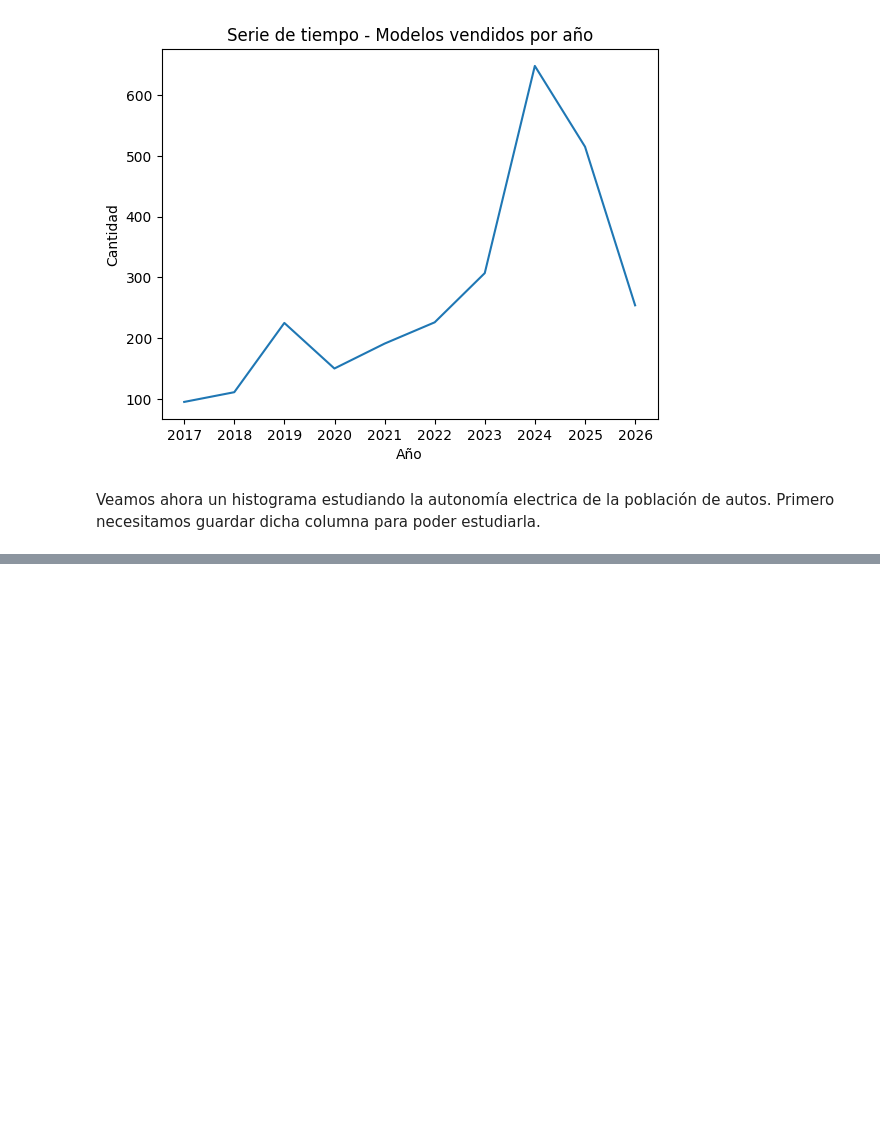
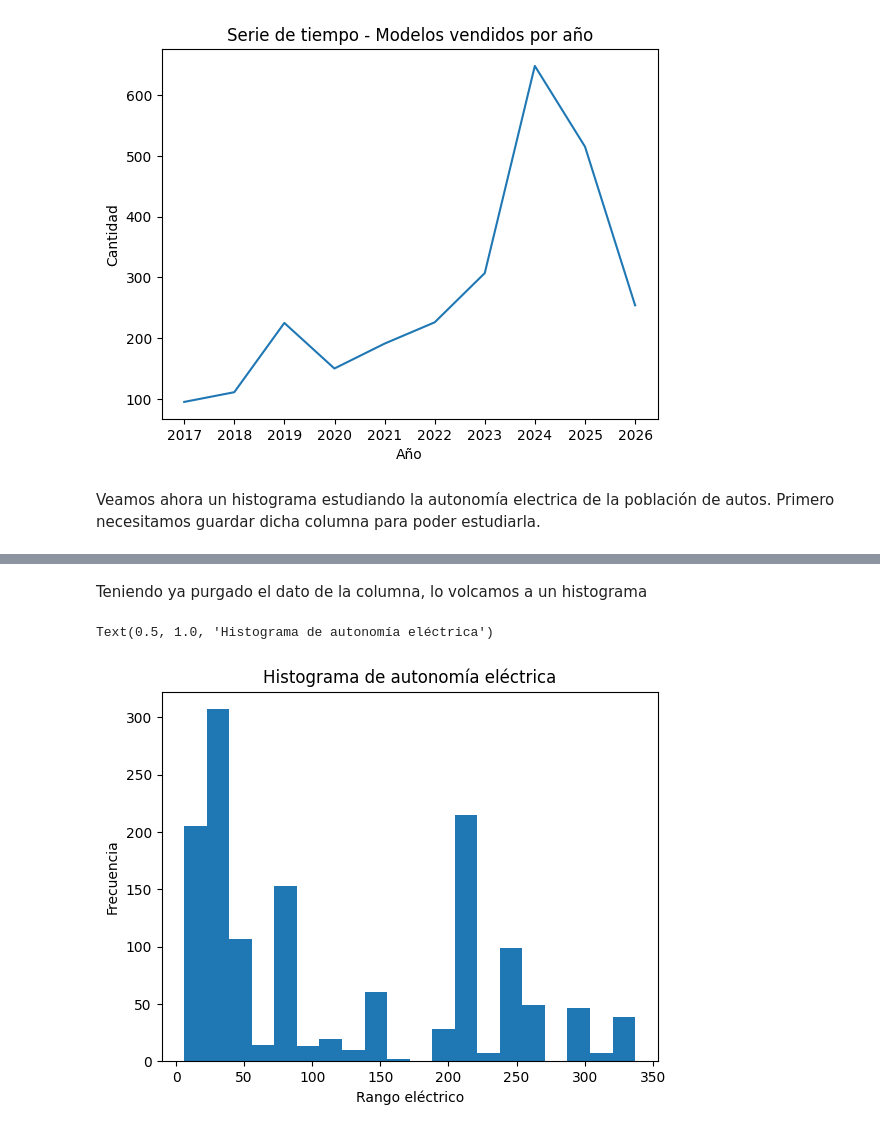
Before and after one commit to Tarde98/DataScienceI, a Jupyter notebook: dataSetTardella.ipynb, the cells around one changed output, grey strips where cells are left out. Drawn from its saved outputs; the diff is of its cells as text; code cells hidden in the pictures; blank space fills up the shorter version.

```diff
--- a/dataSetTardella.ipynb
+++ b/dataSetTardella.ipynb
@@ -277,3 +277,5 @@ Veamos ahora un histograma estudiando la autonomía electrica de la población d
 # %%
 #Traemos las diferentes autonomías de los vehiculos mientras estas sean mayor que 0 y diferente a nulo
 autonomia = df.loc[(df['Electric Range']>0) & ((df['Electric Range'].notna()))]
+autonomia = autonomia['Electric Range']
+autonomia.head(5)
@@ -279,0 +290,10 @@ autonomia = df.loc[(df['Electric Range']>0) & ((df['Electric Range'].notna()))]
+# %% [markdown]
+Teniendo ya purgado el dato de la columna, lo volcamos a un histograma
+# %%
+plt.hist(autonomia,bins=20)
+plt.xlabel('Rango eléctrico')
+plt.ylabel('Frecuencia')
+plt.title('Histograma de autonomía eléctrica')
+# %% [output]
+Text(0.5, 1.0, 'Histograma de autonomía eléctrica')
+[figure, added]
```
Also changed, not shown: parts of 1 cell of this notebook.
